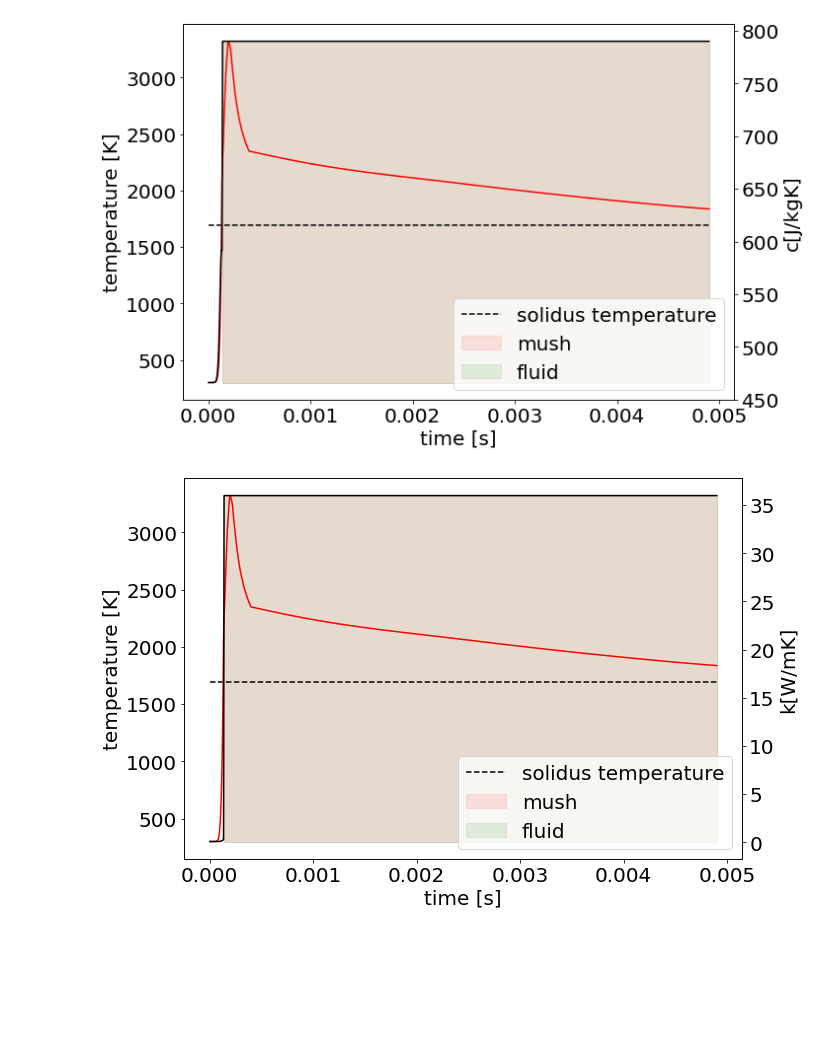
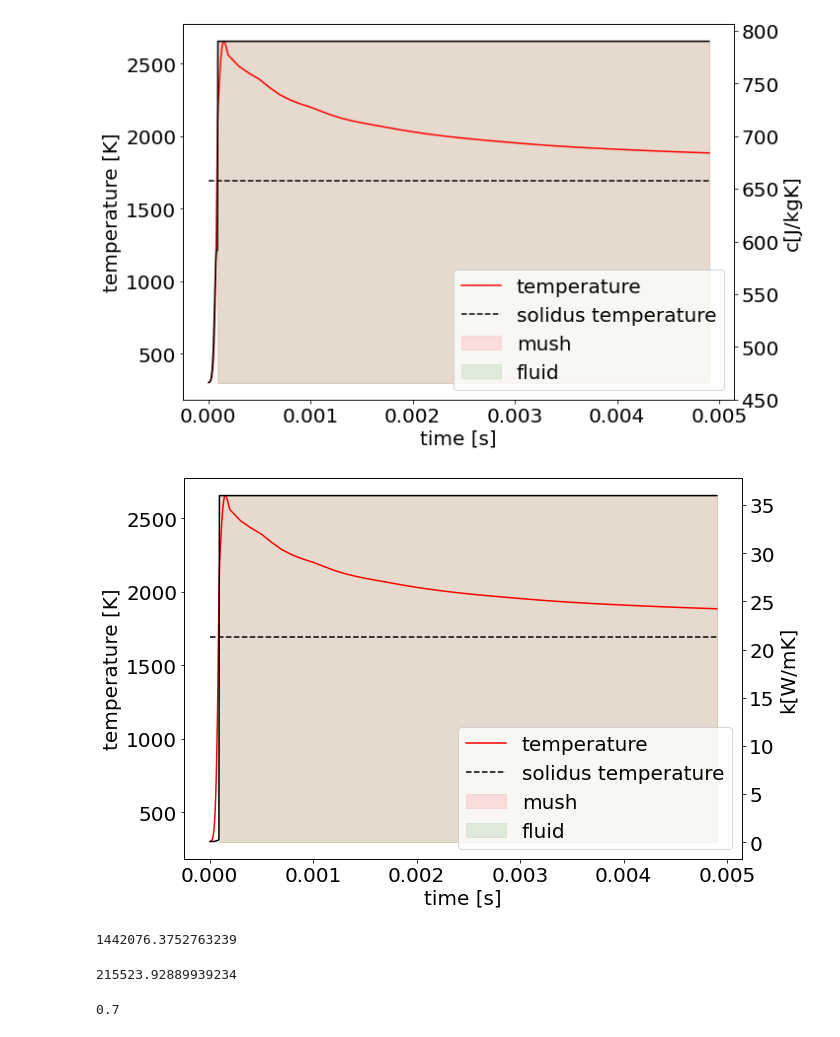
Before and after one commit to snilsn/SLM-finite-volumes, a Jupyter notebook: 3d heat convection.ipynb, the cells around one changed output. Drawn from its saved outputs; the diff is of its cells as text; code cells hidden in the pictures; blank space fills up the shorter version.

```diff
--- a/3d heat convection.ipynb
+++ b/3d heat convection.ipynb
@@ -17,7 +17,7 @@ x = CellVariable(mesh = mesh, value = numerix.array(mesh.cellCenters)[0])
 y = CellVariable(mesh = mesh, value = numerix.array(mesh.cellCenters)[1])
 z = CellVariable(mesh = mesh, value = numerix.array(mesh.cellCenters)[2])
 
-temperature = CellVariable(mesh = mesh, name = 'temperature', value=300.0)
+temperature = CellVariable(mesh = mesh, name = 'temperature', value=T_A)
 pressure = CellVariable(mesh = mesh, name = 'pressure')
 v_x = CellVariable(mesh = mesh, name = 'x-velocity', value=0.0)
 v_y = CellVariable(mesh = mesh, name = 'y-velocity', value=0.0)
@@ -28,13 +28,13 @@ velocity = CellVariable(mesh = mesh, name = 'velocity', rank = 1, value = numeri
 # %%
 #starting values:
 x_pos = 0.0001
-layer = 5
+layer = 6
 hatch = 2.5
 time = 0.0
 relaxation = 0.8
 
 #layer of laser impact:
-N = round(mesh.nz / layers) * layer - 1
+N = mesh.nz -1
 
 #measure here:
 middle = -int(N_x*N_y-N_x*N_y/2)
@@ -84,19 +84,21 @@ for i in trange(time_steps):
     k = fct.get_thermal_conductivity(temperature, packing_efficiency, molten_cells, liquid, steel_cond_fluid, steel_T_S, N_IH)
     rho = fct.get_effective_density(argon_density, steel_density, packing_efficiency)*(1-liquid) + liquid*steel_density_liquid
     alpha = k/(rho*c)
+    #alpha.constrain(0.0, where = mesh.exteriorFaces)
 
     #saving old heat for temperature change:
     heat_old = numerix.array(sensible_heat)
 
     #finite-volume solving:
     konv_diff_eq = TransientTerm(var = sensible_heat) == DiffusionTerm(var = sensible_heat, coeff=alpha.harmonicFaceValue) + source_term - (liquid-liquid_old)*steel_latent_heat*rho
-    #heat_radiation = -c.faceValue[mesh.facesTop]/rho.faceValue[mesh.facesTop]*sigma+steel_emissivity*(temperature.faceValue[mesh.facesTop]**4-300**4)/k.faceValue[mesh.facesTop]
-    heat_radiation = -c.faceValue*rho.faceValue*sigma*steel_emissivity*(temperature.faceValue**4-300.0**4)/k.faceValue
+
+    #heat_radiation = -c.faceValue*rho.faceValue*sigma*steel_emissivity*(temperature.faceValue**4-T_A**4)/k.faceValue
+    heat_radiation = -c.faceValue*rho.faceValue*sigma*steel_emissivity*(temperature.faceValue**4-T_A**4)/k.faceValue
     heat_face.setValue(heat_radiation)
     #sensible_heat.faceGrad.constrain(numerix.stack((zero, zero, heat_radiation)), where = mesh.facesBack)
-    sensible_heat.faceGrad.constrain(numerix.stack((zero, zero, heat_radiation)), where = mesh.exteriorFaces)
+    sensible_heat.faceGrad.constrain(numerix.stack((zero, zero, heat_face)), where = mesh.facesBack)
     #sensible_heat.faceGrad.constrain(heat_face, where = mesh.facesBack)
-    sensible_heat.constrain(0.0, where = mesh.facesTop | mesh.facesBottom | mesh.facesRight| mesh.facesLeft)
+    #sensible_heat.constrain(0.0, where = mesh.exteriorFaces)
 
     for i in range(sweeps):
         res = konv_diff_eq.sweep(dt = dt, underRelaxation=relaxation)
@@ -108,6 +110,8 @@ for i in trange(time_steps):
     x_pos +=dt*scanning_speed
     time += dt
     #clear_output()
+    if x_pos > 0.0003:
+        break
 
     k_measure.append(numerix.array(k)[middle])
     c_measure.append(numerix.array(c)[middle])
@@ -182,13 +186,16 @@ for i in trange(time_steps):
     heat_old = numerix.array(sensible_heat)
 
     #finite-volume solving:
-    konv_diff_eq = TransientTerm(var = sensible_heat) == DiffusionTerm(var = sensible_heat, coeff=alpha) - (liquid-liquid_old)*steel_latent_heat*rho
-    heat_radiation = -c.faceValue*rho.faceValue*sigma*steel_emissivity*(temperature.faceValue**4-300.0**4)/k.faceValue
+    konv_diff_eq = TransientTerm(var = sensible_heat) == DiffusionTerm(var = sensible_heat, coeff=alpha.harmonicFaceValue) + (liquid-liquid_old)*steel_latent_heat*rho
+
+    #heat_radiation = -c.faceValue*rho.faceValue*sigma*steel_emissivity*(temperature.faceValue**4-T_A**4)/k.faceValue
+    heat_radiation = -c.faceValue*rho.faceValue*sigma*steel_emissivity*(temperature.faceValue**4-T_A**4)/k.faceValue
     heat_face.setValue(heat_radiation)
     #sensible_heat.faceGrad.constrain(numerix.stack((zero, zero, heat_radiation)), where = mesh.facesBack)
-    sensible_heat.faceGrad.constrain(numerix.stack((zero, zero, heat_radiation)), where = mesh.exteriorFaces)
+    sensible_heat.faceGrad.constrain(numerix.stack((zero, zero, heat_face)), where = mesh.facesBack)
     #sensible_heat.faceGrad.constrain(heat_face, where = mesh.facesBack)
-    sensible_heat.constrain(0.0, where = mesh.facesTop | mesh.facesBottom | mesh.facesRight| mesh.facesLeft| mesh.facesFront)
+    #sensible_heat.constrain(0.0, where = mesh.exteriorFaces)
+
 
     for i in range(sweeps):
         res = konv_diff_eq.sweep(dt = dt, underRelaxation=relaxation)
@@ -226,7 +237,7 @@ fig, ax1 = plt.subplots()
 fig.set_figheight(7)
 fig.set_figwidth(10)
 
-ax1.plot(time_measure, t_measure, 'r-')
+ax1.plot(time_measure, t_measure, 'r-', label = 'temperature')
 ax1.set_ylabel('temperature [K]')
 ax1.set_xlabel('time [s]')
 ax1.hlines(steel_T_S, 0, time_measure[-1], 'k',linestyle = '--', label = 'solidus temperature')
@@ -244,27 +255,39 @@ ax2.set_ylabel('c[J/kgK]')
 ax1.legend(loc = 'lower right')
 plt.savefig('c.png')
 # %% [output]
-[figure, old version]
+[figure, new version]
 # %%
 fig, ax1 = plt.subplots()
 fig.set_figheight(7)
 fig.set_figwidth(10)
 
-ax1.plot(time_measure, t_measure, 'r-')
+ax1.plot(time_measure, t_measure, 'r-', label = 'temperature')
 ax1.set_ylabel('temperature [K]')
 ax1.set_xlabel('time [s]')
 ax1.hlines(steel_T_S, 0, time_measure[-1], 'k',linestyle = '--', label = 'solidus temperature')
 mask = t_measure>steel_T_S
 ax1.fill_betweenx([np.min(t_measure), np.max(t_measure)], time_measure[mask][0], time_measure[mask][-1], color = 'red', alpha = 0.1, label = 'mush')
 
 mask = t_measure>steel_T_L
 ax1.fill_betweenx([np.min(t_measure), np.max(t_measure)], time_measure[mask][0], time_measure[mask][-1], color = 'green', alpha = 0.1, label = 'fluid')
 
 ax2 = ax1.twinx()
-ax2.plot(time_measure, k_measure, 'k-')
+ax2.plot(time_measure, k_measure, 'k-', label = 'k')
 ax2.set_ylabel('k[W/mK]')
 
 ax1.legend(loc = 'lower right')
 plt.savefig('k.png')
 # %% [output]
-[figure, old version]
+[figure, new version]
+# %%
+np.array(sigma*steel_emissivity*(temperature.faceValue**4-300.0**4)).max()
+# %% [output]
+1442076.3752763239
+# %%
+np.array(100.0*(temperature.faceValue-300.0)).max()
+# %% [output]
+215523.92889939234
+# %%
+steel_emissivity
+# %% [output]
+0.7
```
Also changed, not shown: parts of 27 cells of this notebook, 2 other files.
